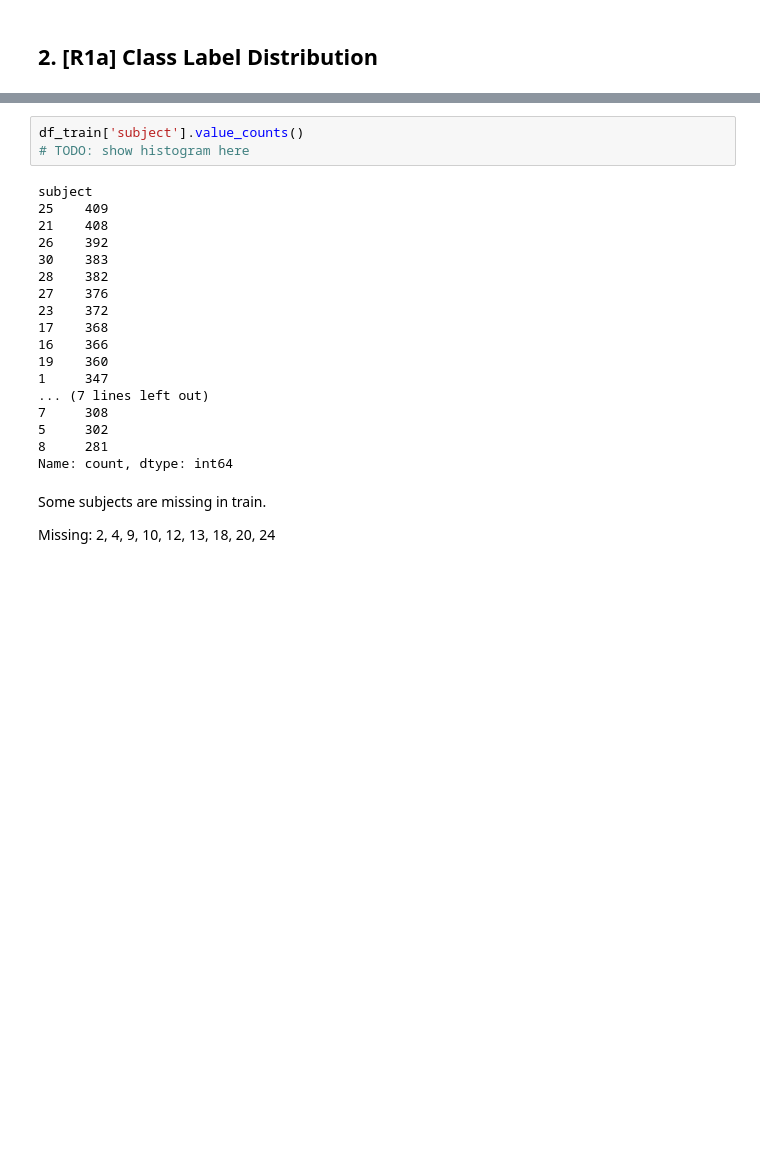
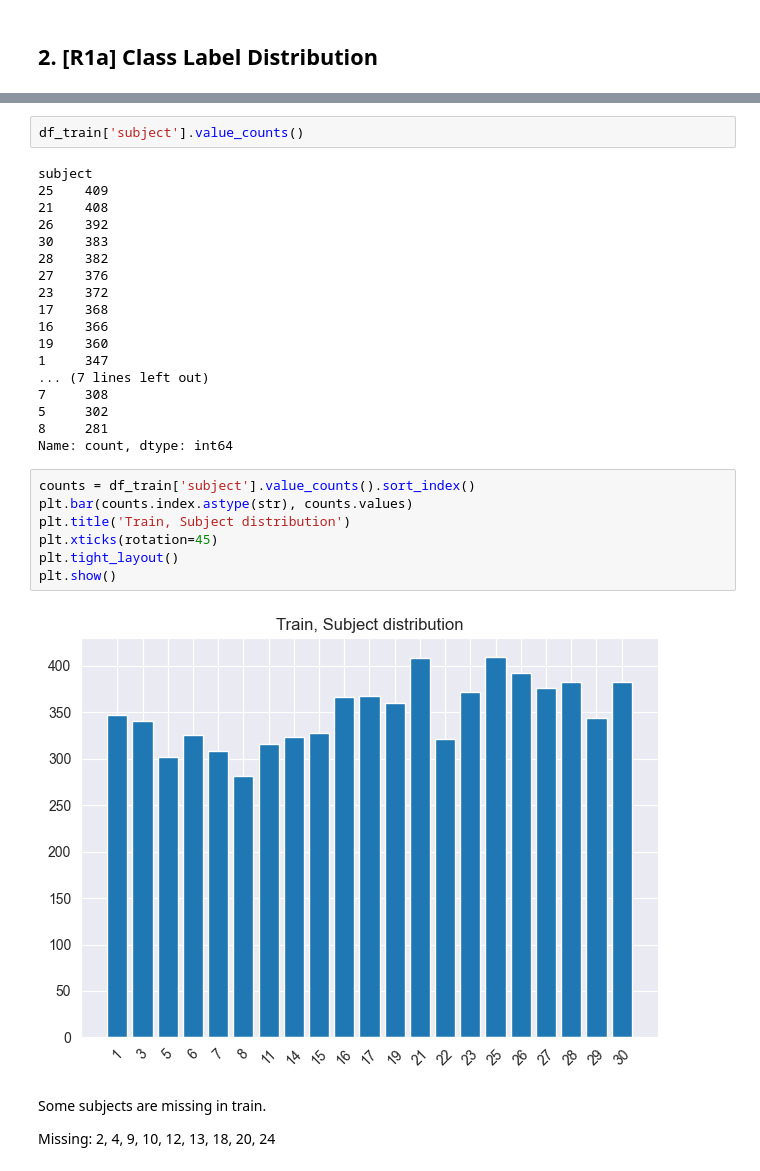
Before and after one commit to MaksimObukhov/human-activity-recognition, a Jupyter notebook: notebook.ipynb, the cells around one changed output, grey strips where cells are left out. Saved outputs shown, nothing was run; the diff lists cells and outputs as text; blank space fills up the shorter version.

```diff
--- a/notebook.ipynb
+++ b/notebook.ipynb
@@ -86,6 +102,5 @@ Name: count, dtype: int64
 # %%
 df_train['subject'].value_counts()
-# TODO: show histogram here
 # %% [output]
 subject
 25    409
@@ -104,6 +119,15 @@ subject
 5     302
 8     281
 Name: count, dtype: int64
+# %%
+counts = df_train['subject'].value_counts().sort_index()
+plt.bar(counts.index.astype(str), counts.values)
+plt.title('Train, Subject distribution')
+plt.xticks(rotation=45)
+plt.tight_layout()
+plt.show()
+# %% [output]
+[figure, added]
 # %% [markdown]
 Some subjects are missing in train.
 
```
Also changed, not shown: parts of 38 cells of this notebook, 1 other file.
